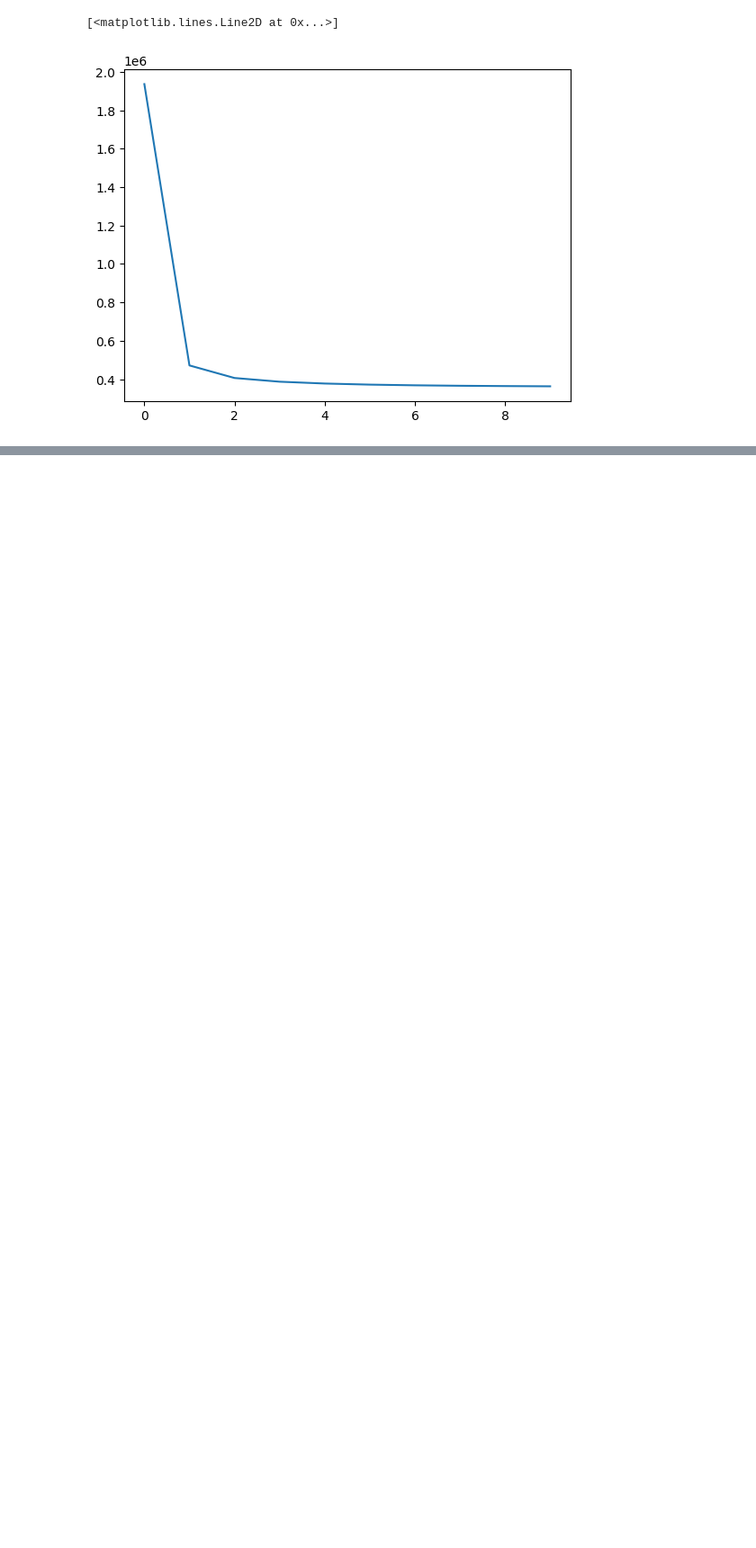
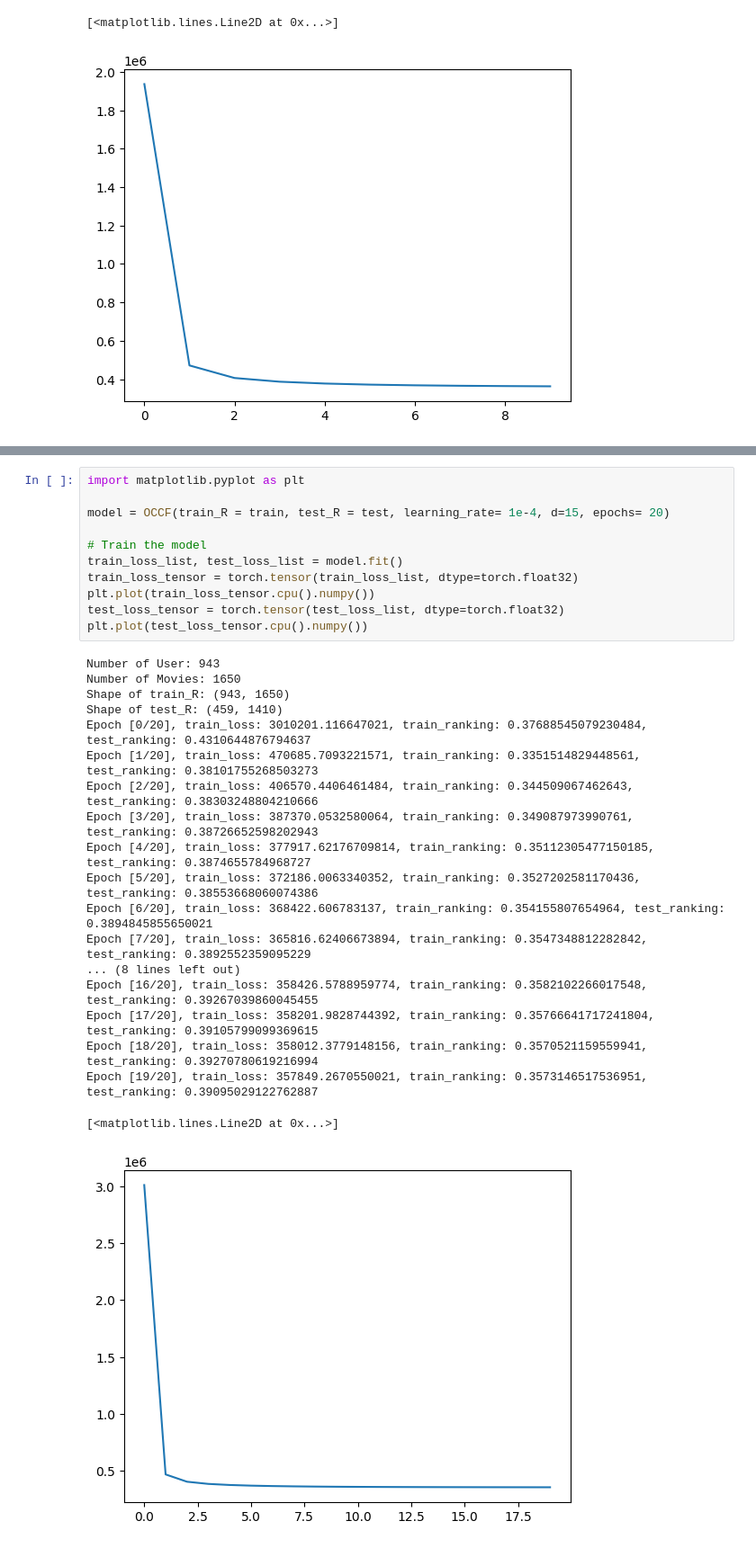
Before and after one commit to sggithi/Classic, a Jupyter notebook: MF/OCCF.ipynb, the cells around one changed output, grey strips where cells are left out. Shown: that part at 90% size. Drawn from its saved outputs; the diff is of its cells as text; blank space fills up the shorter version.

Commit message:
OCCF

```diff
--- a/MF/OCCF.ipynb
+++ b/MF/OCCF.ipynb
@@ -321 +442,32 @@ Epoch [9/10], train_ranking: 0.35563979171309806, test_ranking: 0.38963313281660
+# %%
+import matplotlib.pyplot as plt
+
+model = OCCF(train_R = train, test_R = test, learning_rate= 1e-4, d=15, epochs= 20)
+
+# Train the model
+train_loss_list, test_loss_list = model.fit()
+train_loss_tensor = torch.tensor(train_loss_list, dtype=torch.float32)
+plt.plot(train_loss_tensor.cpu().numpy())
+test_loss_tensor = torch.tensor(test_loss_list, dtype=torch.float32)
+plt.plot(test_loss_tensor.cpu().numpy())
+# %% [output]
+Number of User: 943
+Number of Movies: 1650
+Shape of train_R: (943, 1650)
+Shape of test_R: (459, 1410)
+Epoch [0/20], train_loss: 3010201.116647021, train_ranking: 0.37688545079230484, test_ranking: 0.4310644876794637
+Epoch [1/20], train_loss: 470685.7093221571, train_ranking: 0.3351514829448561, test_ranking: 0.38101755268503273
+Epoch [2/20], train_loss: 406570.4406461484, train_ranking: 0.344509067462643, test_ranking: 0.38303248804210666
+Epoch [3/20], train_loss: 387370.0532580064, train_ranking: 0.349087973990761, test_ranking: 0.38726652598202943
+Epoch [4/20], train_loss: 377917.62176709814, train_ranking: 0.35112305477150185, test_ranking: 0.3874655784968727
+Epoch [5/20], train_loss: 372186.0063340352, train_ranking: 0.3527202581170436, test_ranking: 0.38553668060074386
+Epoch [6/20], train_loss: 368422.606783137, train_ranking: 0.354155807654964, test_ranking: 0.3894845855650021
+Epoch [7/20], train_loss: 365816.62406673894, train_ranking: 0.3547348812282842, test_ranking: 0.3892552359095229
+... (8 lines left out)
+Epoch [16/20], train_loss: 358426.5788959774, train_ranking: 0.3582102266017548, test_ranking: 0.39267039860045455
+Epoch [17/20], train_loss: 358201.9828744392, train_ranking: 0.35766641717241804, test_ranking: 0.39105799099369615
+Epoch [18/20], train_loss: 358012.3779148156, train_ranking: 0.3570521159559941, test_ranking: 0.39270780619216994
+Epoch [19/20], train_loss: 357849.2670550021, train_ranking: 0.3573146517536951, test_ranking: 0.39095029122762887
+[<matplotlib.lines.Line2D at 0x...>]
+[figure, added]
 # %% [markdown]
```
Also changed, not shown: parts of 2 cells of this notebook.
